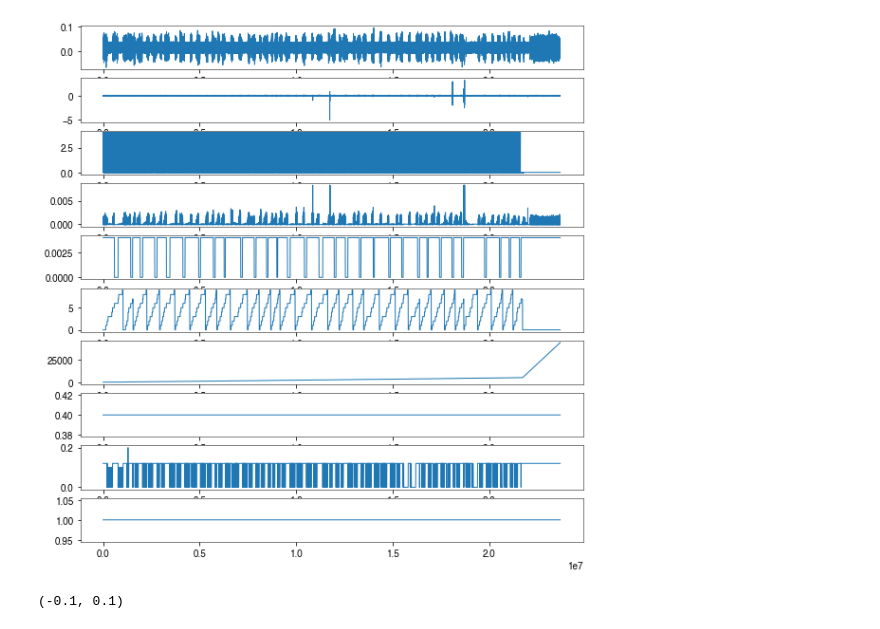
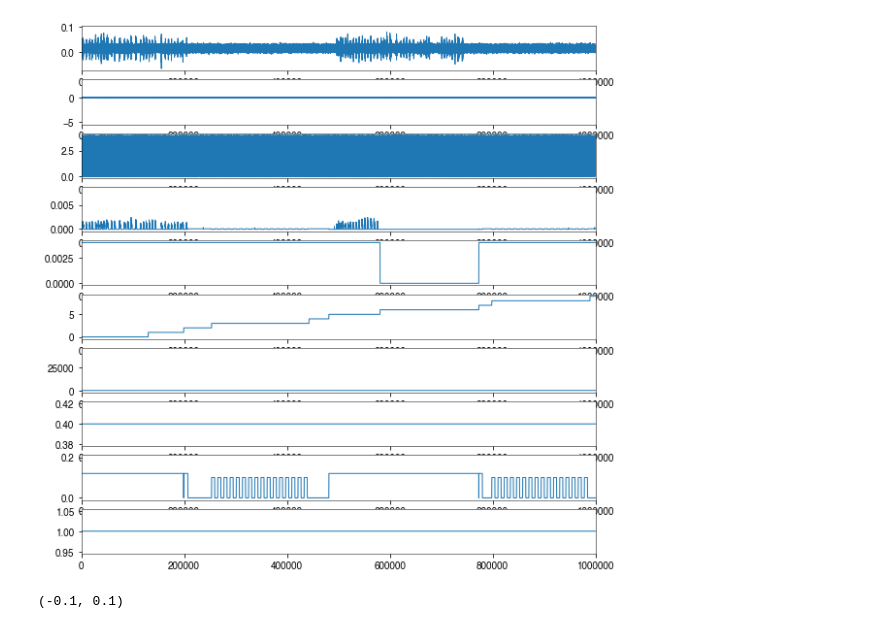
Before and after one commit to zqwei/Glia_analysis, a Jupyter notebook: Notebooks/Untitled.ipynb, the cells around one changed output. Drawn from its saved outputs; the diff is of its cells as text; code cells hidden in the pictures.

```diff
--- a/Notebooks/Untitled.ipynb
+++ b/Notebooks/Untitled.ipynb
@@ -11,10 +11,10 @@ import matplotlib.pyplot as plt
 # %%
 fig, ax = plt.subplots(10, 1, figsize=(9.5, 10))
 for i in range(len(ep)):
-
     ax[i].plot(ep[i])
+    ax[i].set_xlim([0, 1000000])
 # %% [output]
-[figure, old version]
+[figure, new version]
 # %%
 ax[1].set_xlim([-0.1,0.1])
 # %% [output]
```
Also changed, not shown: parts of 1 cell of this notebook, 1 other file.
